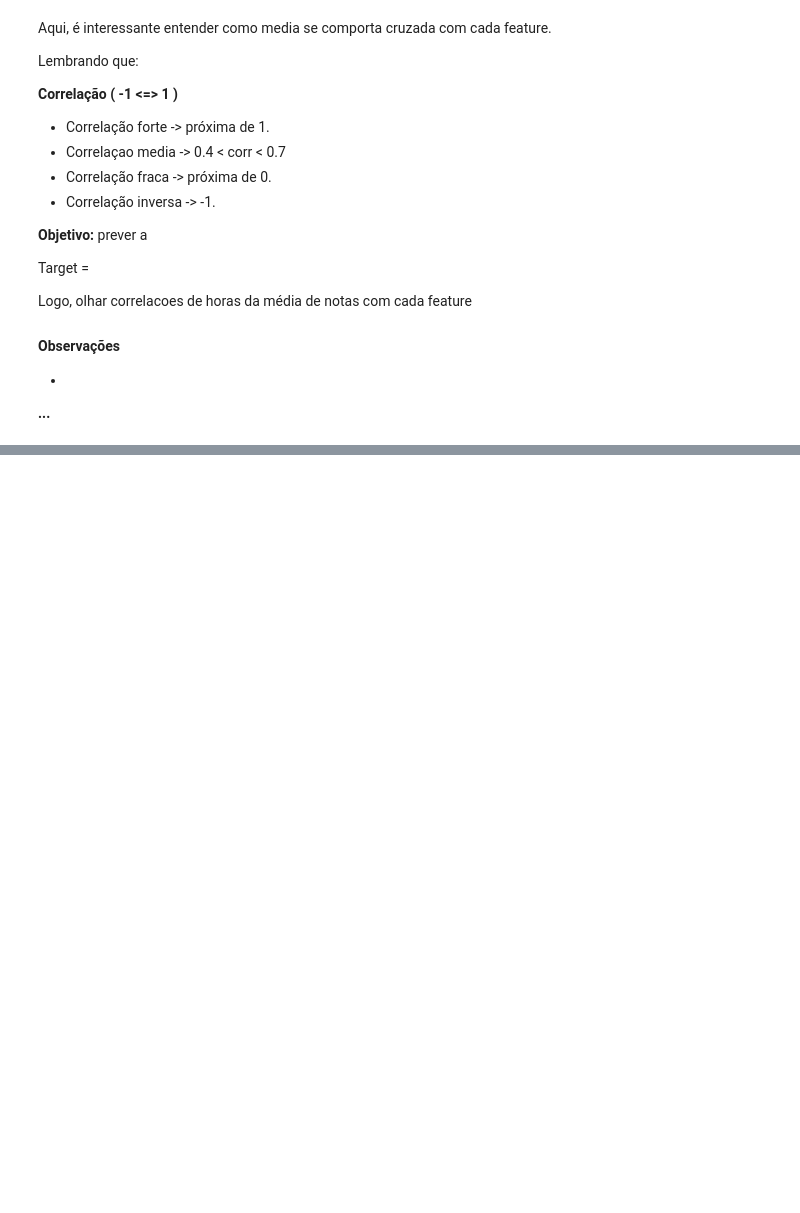
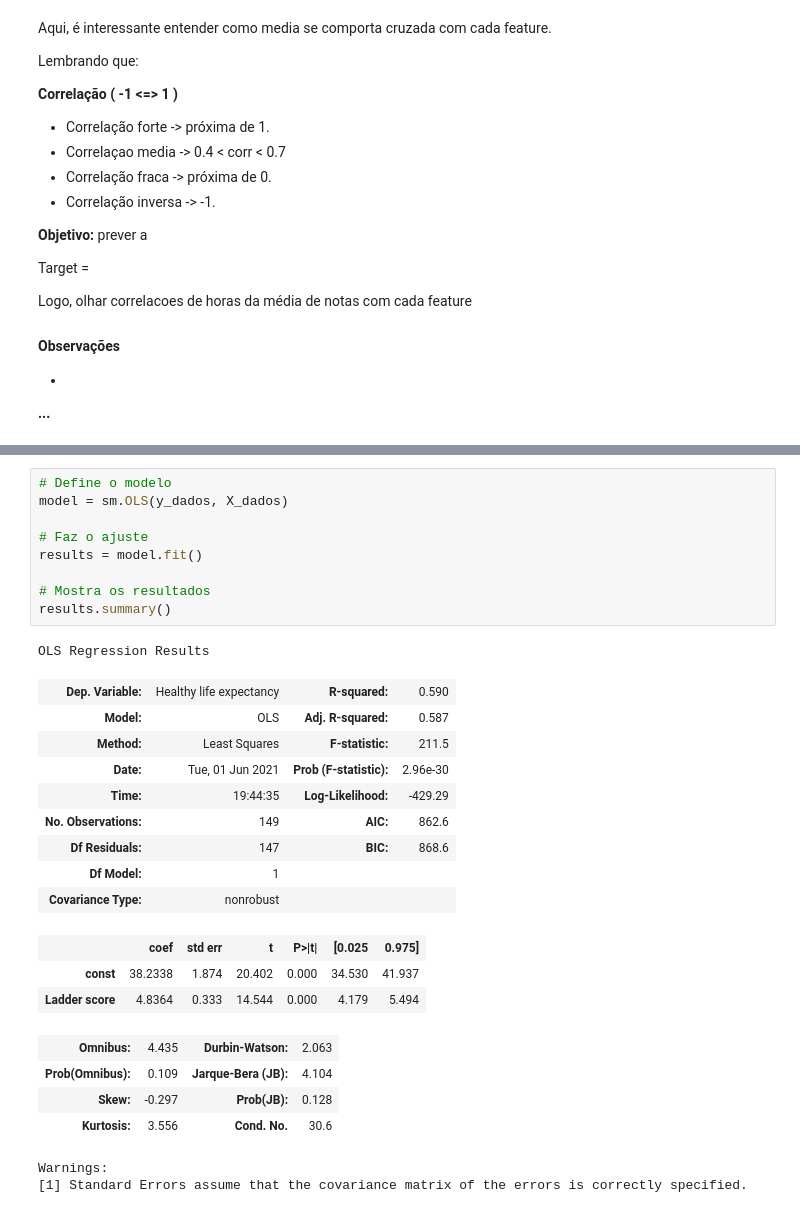
Before and after one commit to ericbarbosa-creator/Projeto2_Ciencia_Dados, a Jupyter notebook: P2_Media_Felicidade.ipynb, the cells around one changed output, grey strips where cells are left out. Cells and saved outputs as stored; diff of their text form; blank space fills up the shorter version.

```diff
--- a/P2_Media_Felicidade.ipynb
+++ b/P2_Media_Felicidade.ipynb
@@ -216,0 +227,29 @@ Logo, olhar correlacoes de horas da média de notas com cada feature
+# %%
+# Define o modelo
+model = sm.OLS(y_dados, X_dados)
+
+# Faz o ajuste
+results = model.fit()
+
+# Mostra os resultados
+results.summary()
+# %% [output]
+OLS Regression Results
+| Dep. Variable: | Healthy life expectancy | R-squared: | 0.590 |
+| Model: | OLS | Adj. R-squared: | 0.587 |
+| Method: | Least Squares | F-statistic: | 211.5 |
+| Date: | Tue, 01 Jun 2021 | Prob (F-statistic): | 2.96e-30 |
+| Time: | 19:44:35 | Log-Likelihood: | -429.29 |
+| No. Observations: | 149 | AIC: | 862.6 |
+| Df Residuals: | 147 | BIC: | 868.6 |
+| Df Model: | 1 |  |  |
+| Covariance Type: | nonrobust |  |  |
+|  | coef | std err | t | P>|t| | [0.025 | 0.975] |
+| const | 38.2338 | 1.874 | 20.402 | 0.000 | 34.530 | 41.937 |
+| Ladder score | 4.8364 | 0.333 | 14.544 | 0.000 | 4.179 | 5.494 |
+| Omnibus: | 4.435 | Durbin-Watson: | 2.063 |
+| Prob(Omnibus): | 0.109 | Jarque-Bera (JB): | 4.104 |
+| Skew: | -0.297 | Prob(JB): | 0.128 |
+| Kurtosis: | 3.556 | Cond. No. | 30.6 |
+Warnings:
+[1] Standard Errors assume that the covariance matrix of the errors is correctly specified.
```
Also changed, not shown: parts of 7 cells of this notebook.
